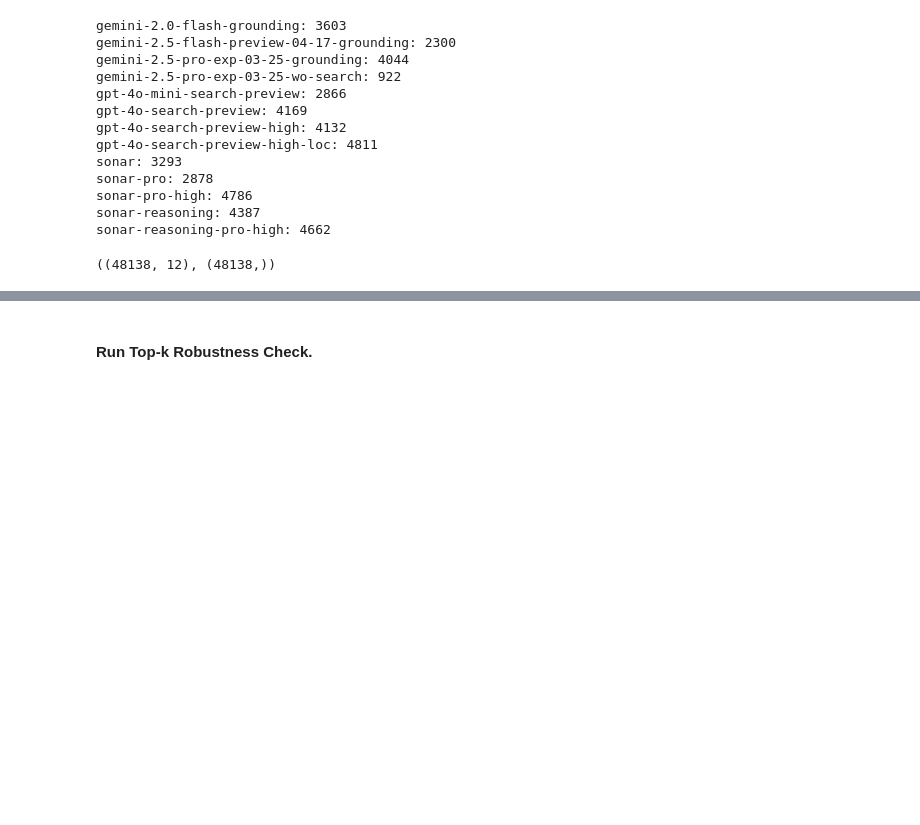
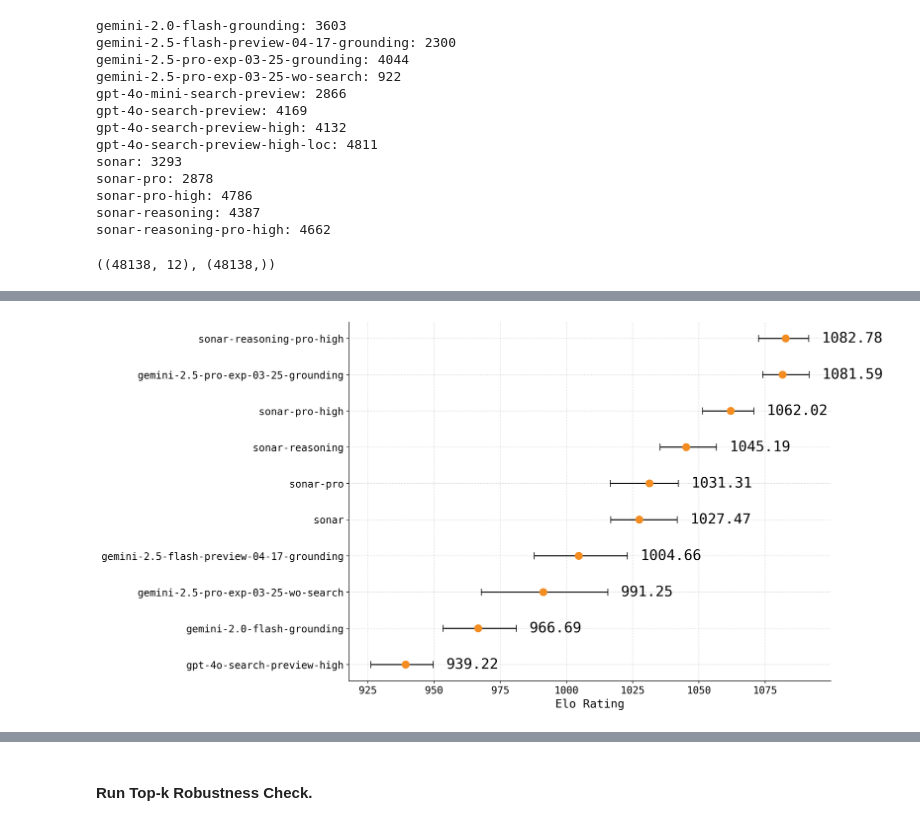
Before and after one commit to JennyHuang19/IsRankingRobust, a Jupyter notebook: notebooks/searchArenaWtd.ipynb, the cells around one changed output, grey strips where cells are left out. Saved outputs shown, nothing was run; the diff lists cells and outputs as text; code cells hidden in the pictures; blank space fills up the shorter version.

Commit message:
compute conf ints.

```diff
--- a/notebooks/searchArenaWtd.ipynb
+++ b/notebooks/searchArenaWtd.ipynb
@@ -107,0 +166,17 @@ X.shape, y.shape
+# %%
+BOOTSTRAP_ROUNDS = 100
+### Obtain Bootstrap Confidence Intervals.
+np.random.seed(42)
+bootstrap_elo_lu = compute_CIs.get_bootstrap_result(df, compute_CIs.compute_mle_elo, BOOTSTRAP_ROUNDS)
+# %%
+bootstrap_elo_lu.describe()
+# show the 95% confidence interval for each model
+ci_lower = bootstrap_elo_lu.quantile(0.025)
+ci_upper = bootstrap_elo_lu.quantile(0.975)
+ci_med = bootstrap_elo_lu.median()
+ci_df = pd.DataFrame({
+    "2.5%": ci_lower,
+    "Median": ci_med,
+    "97.5%": ci_upper
+})
+ci_df
@@ -107,0 +199,5 @@ X.shape, y.shape
+# %%
+# plot only the top 10 models.
+compute_CIs.plot_elo_confidence_intervals(ci_df.head(10))
+# %% [output]
+[figure, added]
```
Also changed, not shown: parts of 7 cells of this notebook, 2 other files.
